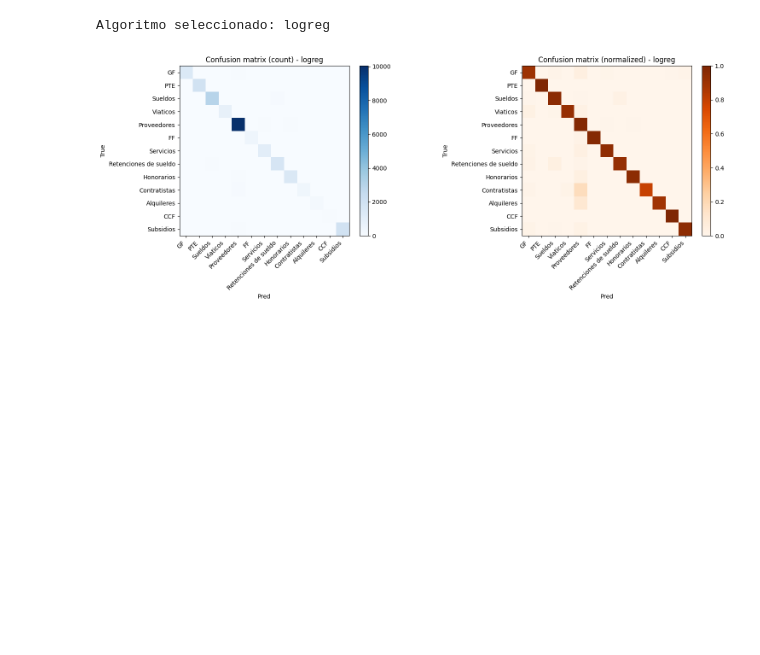
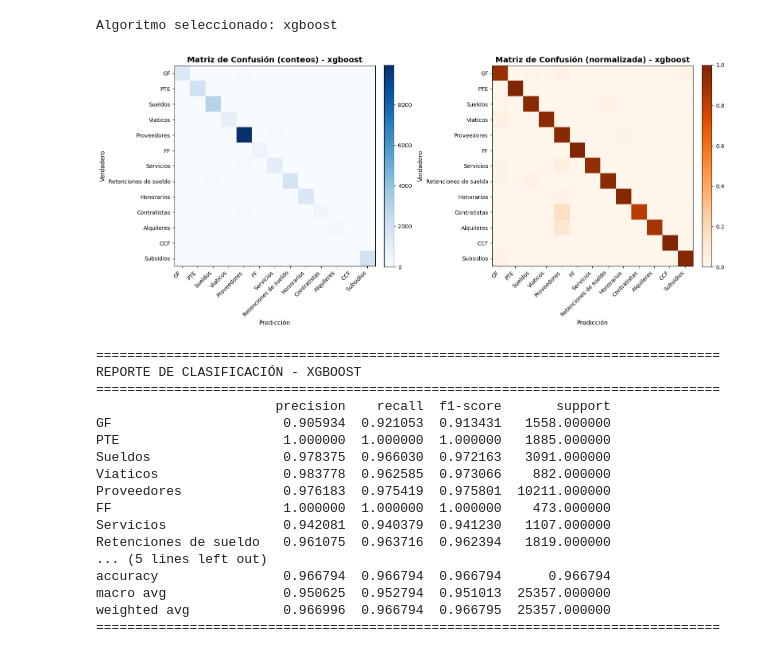
Before and after one commit to carrenogf/tf-austral, a Jupyter notebook: testing_modelos.ipynb, the cells around one changed output. Cells and saved outputs as stored; diff of their text form; code cells hidden in the pictures; blank space fills up the shorter version.

```diff
--- a/testing_modelos.ipynb
+++ b/testing_modelos.ipynb
@@ -141,7 +149,7 @@ MANUAL_STUDIES = {
     'lightgbm': "LGBM_final",
     'randomforest': "RF_final",
     'xgboost': "xgboost_final",
-    'logreg': "logreg_final",
+    'decision_tree': "dt_final",
 }
 
 studies_cache = list_studies_by_algo(OPTUNA_DB)
@@ -176,7 +190,7 @@ y_test clases: 13
 # %%
-def evaluate_pipeline(algo: str, model_path: Path, X: pd.DataFrame, y: pd.Series):
+def evaluate_pipeline(algo: str, model_path: Path, X: Any, y: pd.Series):
     model = joblib.load(model_path)
-    y_pred = pd.Series(model.predict(X)).astype(int)
+    y_pred = pd.Series(np.asarray(model.predict(X)).ravel()).astype(int)
 
     metrics = {
         'algorithm': algo,
@@ -193,6 +207,11 @@ def evaluate_pipeline(algo: str, model_path: Path, X: pd.DataFrame, y: pd.Series
 
     return metrics, y_pred, labels, cm
 
+
+# Crear mapeo de números a nombres de clases
+with open(CLASS_MAP_PATH, 'r') as f:
+    class_mapping = json.load(f)
+class_names_dict = {v: k for k, v in class_mapping.items()}
 
 results_rows = []
 predictions_by_algo = {}
@@ -220,6 +239,15 @@ if results_df.empty:
     raise RuntimeError('No hubo modelos evaluados. Revisar MANUAL_STUDIES o carpetas de models/.')
 
 results_df = results_df.sort_values(['kappa', 'accuracy'], ascending=False).reset_index(drop=True)
+
+# Mostrar resultados con mejor formato
+pd.set_option('display.max_columns', None)
+pd.set_option('display.width', None)
+print("\n" + "="*100)
+print("RESULTADOS DE EVALUACIÓN EN TEST SET")
+print("="*100)
+print(results_df[['algorithm', 'study_name', 'accuracy', 'kappa', 'f1_macro', 'precision_macro', 'recall_macro']].to_string(index=True))
+print("="*100)
 results_df
 # %% [output]
 [RUN ] lightgbm: LGBM_final -> /home/francisco/maestrìa/trabajo final/tf-austral/models/lgbm/final/model_final.pkl
@@ -235,45 +273,71 @@ results_df
 # %%
 # Elegir algoritmo para analisis detallado
-ALGO_DETAIL = results_df.loc[2, 'algorithm']
+ALGO_DETAIL = results_df.loc[0, 'algorithm']
 print('Algoritmo seleccionado:', ALGO_DETAIL)
 
 y_pred_detail = predictions_by_algo[ALGO_DETAIL]
 labels = labels_by_algo[ALGO_DETAIL]
 cm = cm_by_algo[ALGO_DETAIL]
 
-label_names = [inv_mapping.get(int(lbl), str(lbl)) for lbl in labels]
+# Usar nombres de clases del mapping
+label_names = [class_names_dict.get(int(lbl), f"Clase_{lbl}") for lbl in labels]
 
 cm_norm = cm.astype(float) / np.clip(cm.sum(axis=1, keepdims=True), 1, None)
 
-fig, ax = plt.subplots(1, 2, figsize=(16, 6))
+fig, ax = plt.subplots(1, 2, figsize=(16, 7))
 
 im0 = ax[0].imshow(cm, cmap='Blues')
-ax[0].set_title(f'Confusion matrix (count) - {ALGO_DETAIL}')
-ax[0].set_xlabel('Pred')
-ax[0].set_ylabel('True')
+ax[0].set_title(f'Matriz de Confusión (conteos) - {ALGO_DETAIL}', fontsize=14, fontweight='bold')
+ax[0].set_xlabel('Predicción', fontsize=11)
+ax[0].set_ylabel('Verdadero', fontsize=11)
 ax[0].set_xticks(np.arange(len(label_names)))
 ax[0].set_yticks(np.arange(len(label_names)))
-ax[0].set_xticklabels(label_names, rotation=45, ha='right')
-ax[0].set_yticklabels(label_names)
+ax[0].set_xticklabels(label_names, rotation=45, ha='right', fontsize=10)
+ax[0].set_yticklabels(label_names, fontsize=10)
 plt.colorbar(im0, ax=ax[0], fraction=0.046, pad=0.04)
 
 im1 = ax[1].imshow(cm_norm, cmap='Oranges', vmin=0, vmax=1)
-ax[1].set_title(f'Confusion matrix (normalized) - {ALGO_DETAIL}')
-ax[1].set_xlabel('Pred')
-ax[1].set_ylabel('True')
+ax[1].set_title(f'Matriz de Confusión (normalizada) - {ALGO_DETAIL}', fontsize=14, fontweight='bold')
+ax[1].set_xlabel('Predicción', fontsize=11)
+ax[1].set_ylabel('Verdadero', fontsize=11)
 ax[1].set_xticks(np.arange(len(label_names)))
 ax[1].set_yticks(np.arange(len(label_names)))
-ax[1].set_xticklabels(label_names, rotation=45, ha='right')
-ax[1].set_yticklabels(label_names)
+ax[1].set_xticklabels(label_names, rotation=45, ha='right', fontsize=10)
+ax[1].set_yticklabels(label_names, fontsize=10)
 plt.colorbar(im1, ax=ax[1], fraction=0.046, pad=0.04)
 
 plt.tight_layout()
 plt.show()
 
-report = classification_report(y_test, y_pred_detail, output_dict=True, zero_division=0)
+# Reporte de clasificación con nombres de clases
+report = classification_report(y_test, y_pred_detail, target_names=label_names, output_dict=True, zero_division=0)
 report_df = pd.DataFrame(report).T
+
+print("\n" + "="*80)
+print(f"REPORTE DE CLASIFICACIÓN - {ALGO_DETAIL.upper()}")
+print("="*80)
+print(report_df.to_string())
+print("="*80)
+
 report_df
 # %% [output]
-Algoritmo seleccionado: logreg
+Algoritmo seleccionado: xgboost
-[figure, old version]
+[figure, new version]
+================================================================================
+REPORTE DE CLASIFICACIÓN - XGBOOST
+================================================================================
+                       precision    recall  f1-score       support
+GF                      0.905934  0.921053  0.913431   1558.000000
+PTE                     1.000000  1.000000  1.000000   1885.000000
+Sueldos                 0.978375  0.966030  0.972163   3091.000000
+Viaticos                0.983778  0.962585  0.973066    882.000000
+Proveedores             0.976183  0.975419  0.975801  10211.000000
+FF                      1.000000  1.000000  1.000000    473.000000
+Servicios               0.942081  0.940379  0.941230   1107.000000
+Retenciones de sueldo   0.961075  0.963716  0.962394   1819.000000
+... (5 lines left out)
+accuracy                0.966794  0.966794  0.966794      0.966794
+macro avg               0.950625  0.952794  0.951013  25357.000000
+weighted avg            0.966996  0.966794  0.966795  25357.000000
+================================================================================
 |  | precision | recall | f1-score | support |
```
Also changed, not shown: parts of 10 cells of this notebook, 5 other files.
